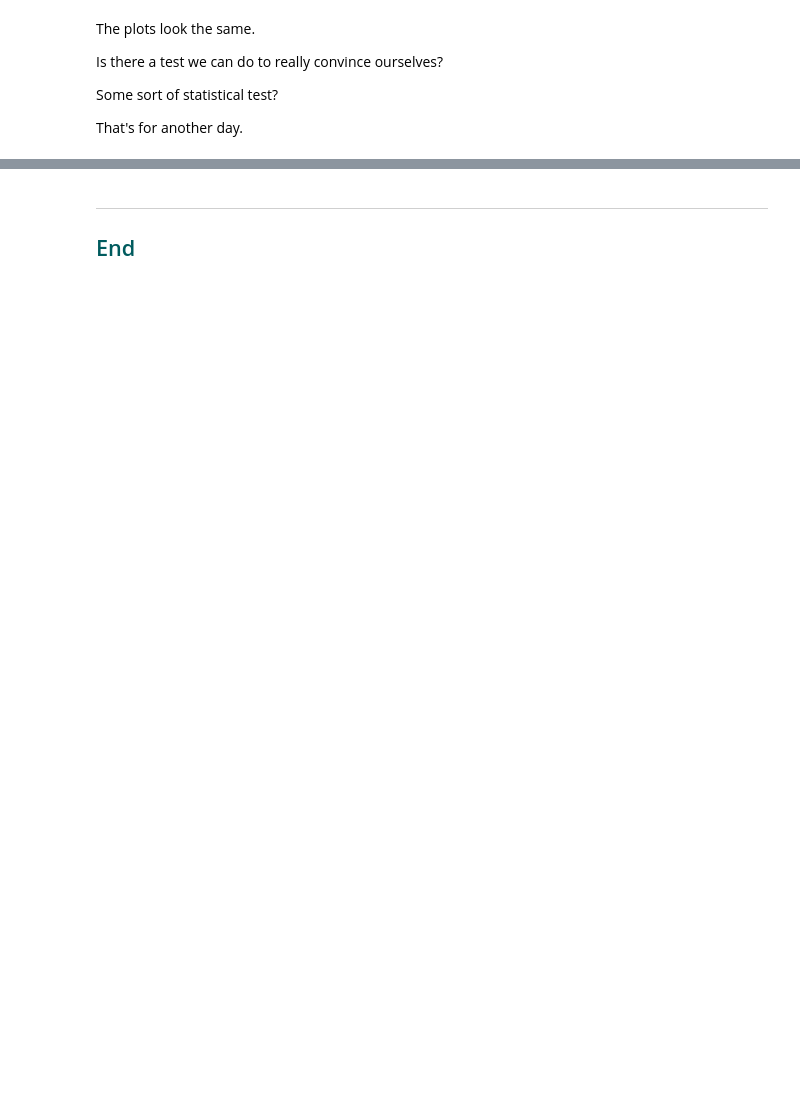
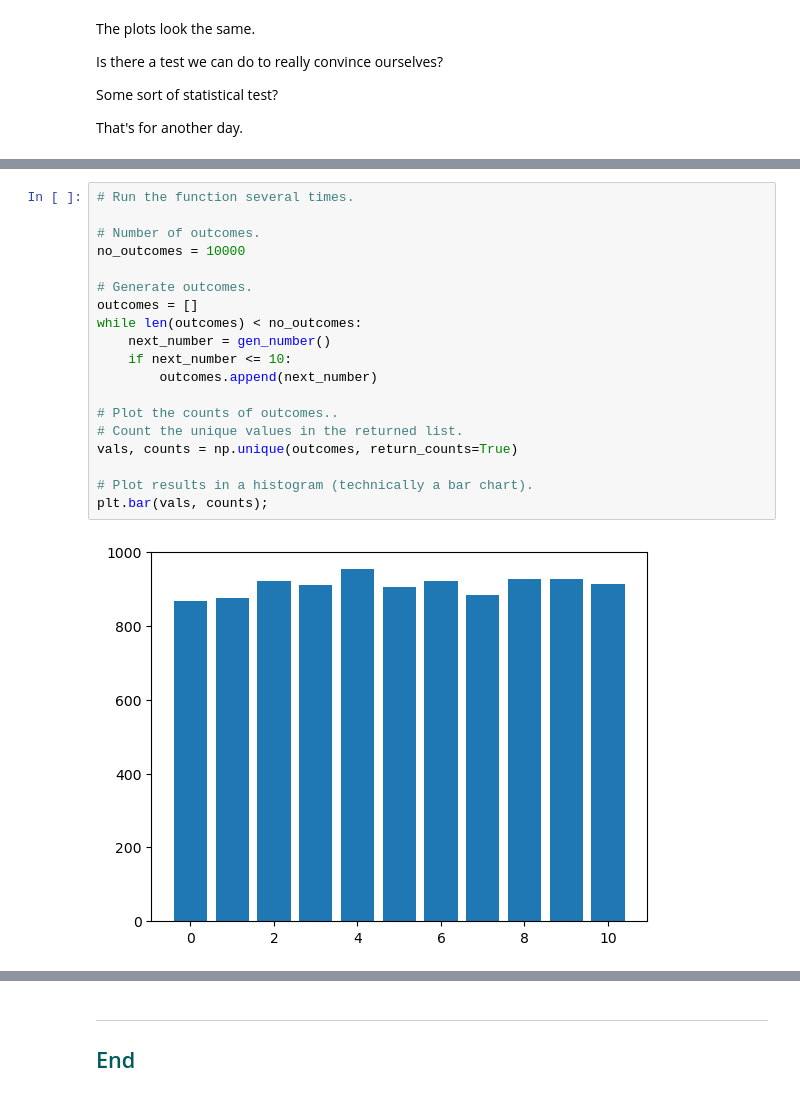
Before and after one commit to ianmcloughlin/2223-S1-fund-data-analysis, a Jupyter notebook: notebooks/02-randomness.ipynb, the cells around one changed output, grey strips where cells are left out. Drawn from its saved outputs; the diff is of its cells as text; blank space fills up the shorter version.

```diff
--- a/notebooks/02-randomness.ipynb
+++ b/notebooks/02-randomness.ipynb
@@ -465,0 +595,21 @@ That's for another day.
+# %%
+# Run the function several times.
+
+# Number of outcomes.
+no_outcomes = 10000
+
+# Generate outcomes.
+outcomes = []
+while len(outcomes) < no_outcomes:
+    next_number = gen_number()
+    if next_number <= 10:
+        outcomes.append(next_number)
+
+# Plot the counts of outcomes..
+# Count the unique values in the returned list.
+vals, counts = np.unique(outcomes, return_counts=True)
+
+# Plot results in a histogram (technically a bar chart).
+plt.bar(vals, counts);
+# %% [output]
+[figure, added]
```
Also changed, not shown: parts of 19 cells of this notebook.
